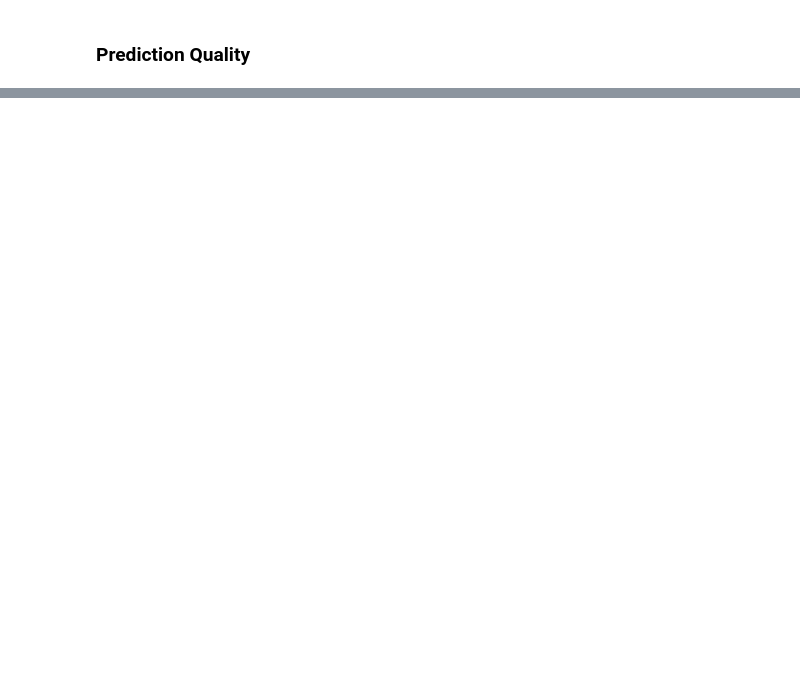
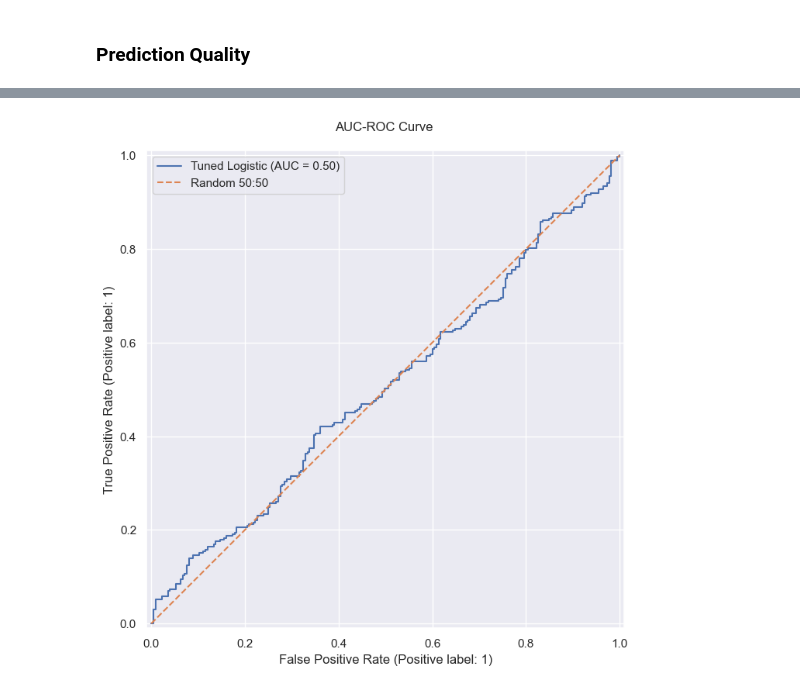
Before and after one commit to barryc123/Public, a Jupyter notebook: MLSPYPricePrediction/PricePrediction.ipynb, the cells around one changed output, grey strips where cells are left out. Saved outputs shown, nothing was run; the diff lists cells and outputs as text; code cells hidden in the pictures; blank space fills up the shorter version.

Commit message:
hyper param tuning

```diff
--- a/MLSPYPricePrediction/PricePrediction.ipynb
+++ b/MLSPYPricePrediction/PricePrediction.ipynb
@@ -298,0 +326,19 @@ plt.show()
+# %%
+# Perform Gridsearch and fit
+param_grid = {'learning_rate': [0.05, 0.10, 0.15, 0.20, 0.25, 0.30],
+              'max_depth': [3, 4, 5, 6, 8, 10, 12, 15],
+              'min_child_weight': [1, 3, 5, 7],
+              'gamma': [0.0, 0.1, 0.2 , 0.3, 0.4],
+              'colsample_bytree': [0.3, 0.4, 0.5 , 0.7]}
+
+# Perform Gridsearch
+rs = RandomizedSearchCV(
+                        basemodel,
+                        param_grid,
+                        n_iter=100,
+                        scoring='f1',
+                        cv=tscv,
+                        verbose=0
+                        )
+
+rs.fit(X_train, y_train)
@@ -298,0 +366,14 @@ plt.show()
+# %%
+# predict using the best model
+tunedmodel = rs.best_estimator_
+
+# Predict class labels
+y_pred = tunedmodel.predict(X_test)
+
+
+# Measure Accuracy
+acc_train = accuracy_score(y_train, tunedmodel.predict(X_train))
+acc_test = accuracy_score(y_test, y_pred)
+
+# Print Accuracy
+print(f'\n Training Accuracy \t: {acc_train :0.4} \n Test Accuracy \t\t: {acc_test :0.4}')
@@ -298,0 +396,13 @@ plt.show()
+# %%
+# Display ROCCurve
+disp = RocCurveDisplay.from_estimator(
+            tunedmodel,
+            X_test,
+            y_test,
+            name='Tuned Logistic')
+plt.title("AUC-ROC Curve \n")
+plt.plot([0,1],[0,1],linestyle="--", label='Random 50:50')
+plt.legend()
+plt.show()
+# %% [output]
+[figure, added]
```
Also changed, not shown: parts of 24 cells of this notebook.
